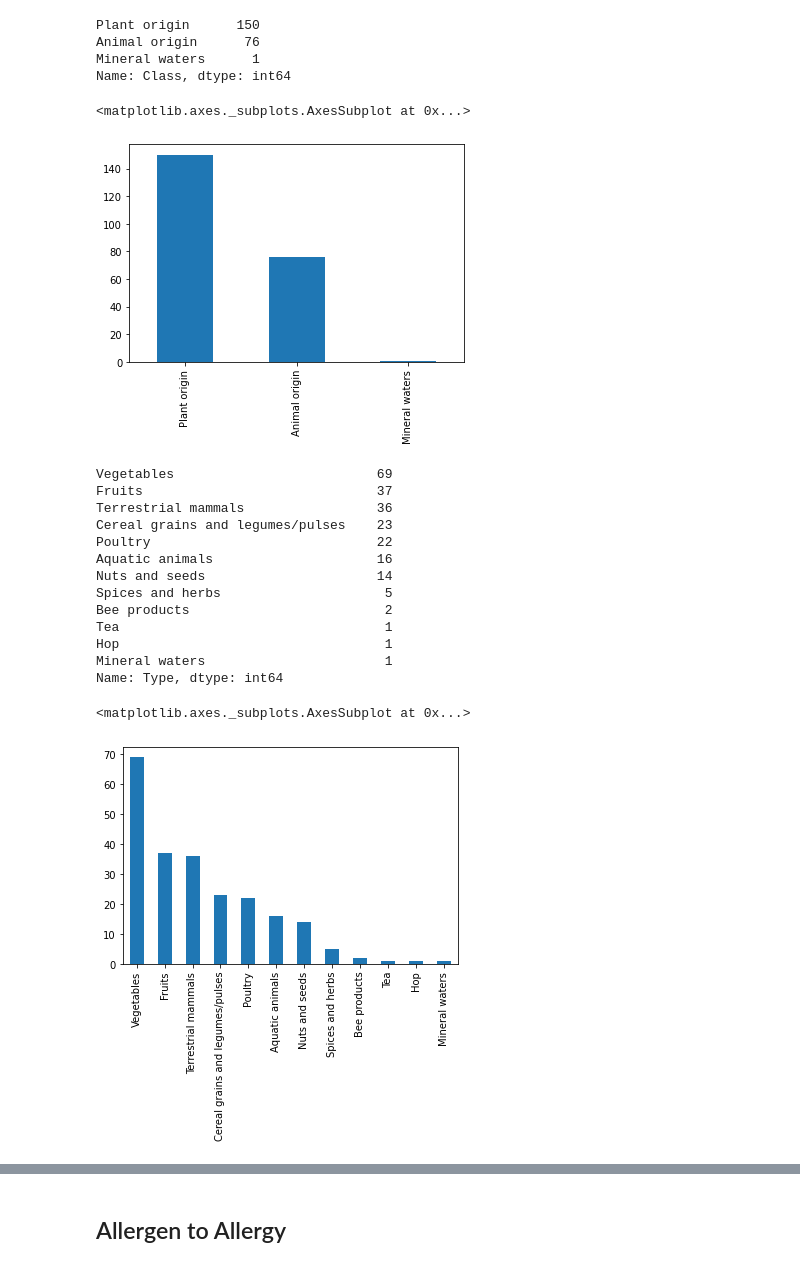
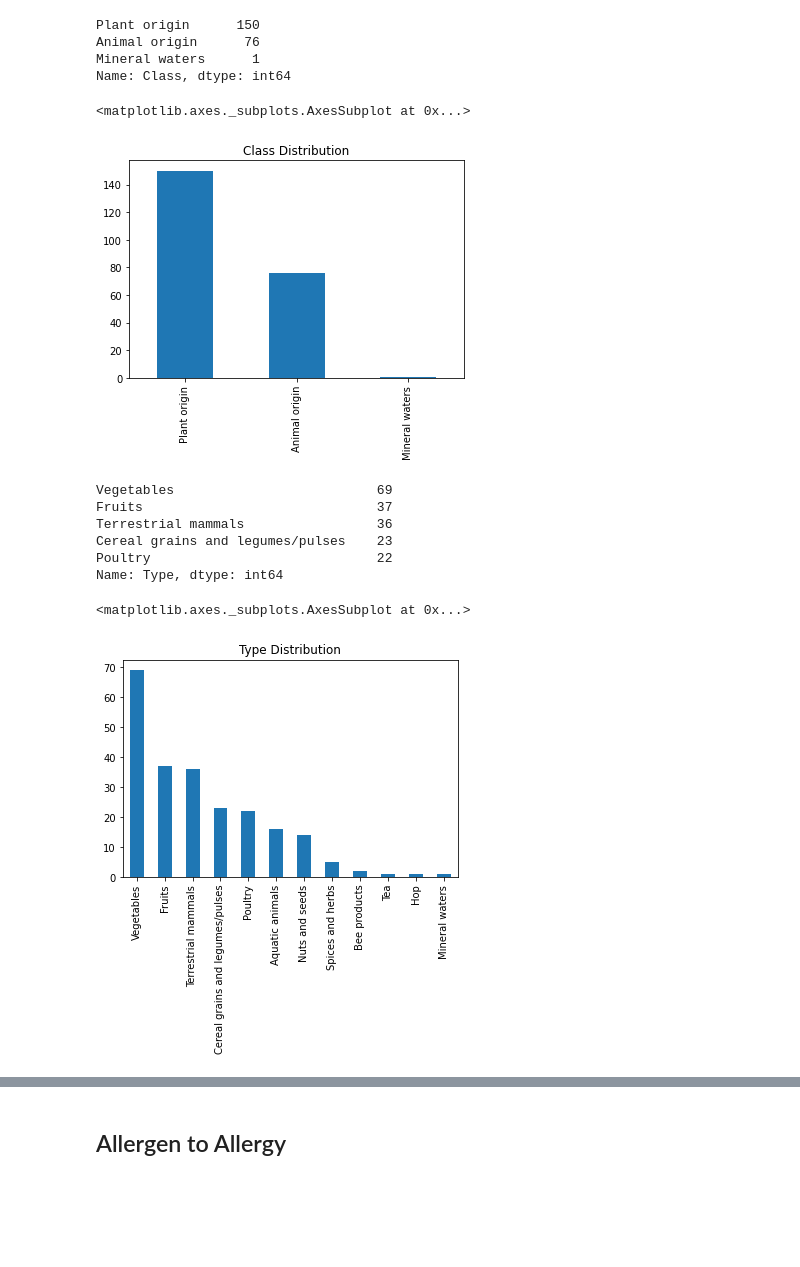
Before and after one commit to ishiimehta/Palatio, a Jupyter notebook: Test.ipynb, the cells around one changed output, grey strips where cells are left out. Saved outputs shown, nothing was run; the diff lists cells and outputs as text; code cells hidden in the pictures; blank space fills up the shorter version.

```diff
--- a/Test.ipynb
+++ b/Test.ipynb
@@ -53,29 +53,22 @@ Animal origin      76
 Mineral waters      1
 Name: Class, dtype: int64
 # %%
-dataset['Class'].value_counts().plot(kind = 'bar')
+dataset['Class'].value_counts().plot(kind = 'bar', title = 'Class Distribution')
 # %% [output]
 <matplotlib.axes._subplots.AxesSubplot at 0x...>
-[figure, old version]
+[figure, new version]
 # %%
-dataset['Type'].value_counts()
+dataset['Type'].value_counts().head()
 # %% [output]
 Vegetables                          69
 Fruits                              37
 Terrestrial mammals                 36
 Cereal grains and legumes/pulses    23
 Poultry                             22
-Aquatic animals                     16
-Nuts and seeds                      14
-Spices and herbs                     5
-Bee products                         2
-Tea                                  1
-Hop                                  1
-Mineral waters                       1
 Name: Type, dtype: int64
 # %%
-dataset['Type'].value_counts().plot(kind = 'bar')
+dataset['Type'].value_counts().plot(kind = 'bar', title = 'Type Distribution')
 # %% [output]
 <matplotlib.axes._subplots.AxesSubplot at 0x...>
-[figure, old version]
+[figure, new version]
 # %%
```
Also changed, not shown: parts of 9 cells of this notebook.
